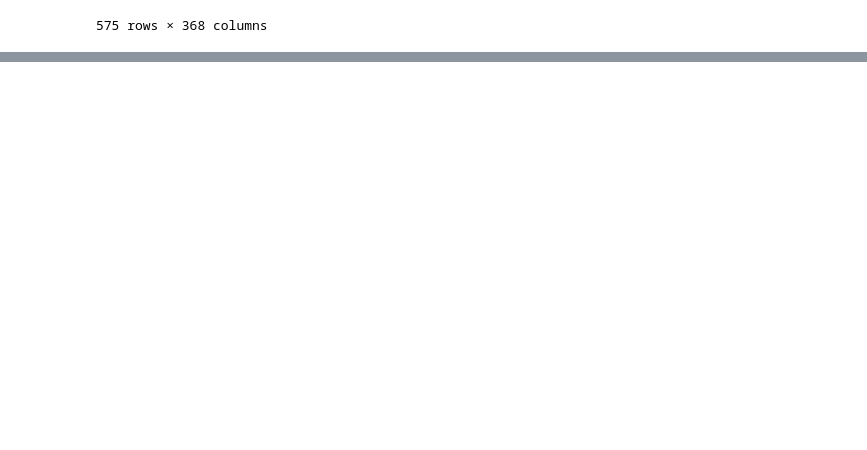
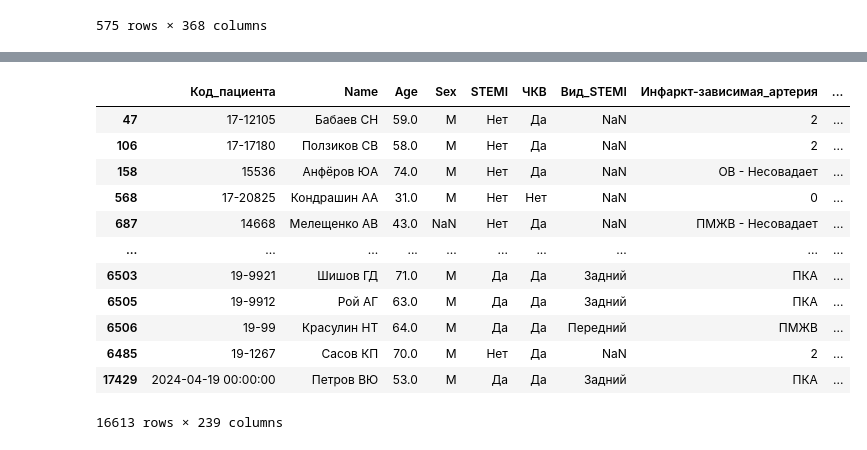
Before and after one commit to aaddssww156/phd, a Jupyter notebook: notebooks/table/data_cleaning.ipynb, the cells around one changed output, grey strips where cells are left out. Drawn from its saved outputs; the diff is of its cells as text; code cells hidden in the pictures; blank space fills up the shorter version.

```diff
--- a/notebooks/table/data_cleaning.ipynb
+++ b/notebooks/table/data_cleaning.ipynb
@@ -562,0 +791,3 @@ dead
+# %%
+test_table['Смерть'] = test_table['Смерть'].map({'Да': 1, 'Нет': 0})
+test_table.dropna(subset=['Смерть'], inplace=True)
@@ -562,0 +809,32 @@ dead
+# %%
+X = test_table.drop(['Смерть'], axis=1)
+y = test_table['Смерть']
+# %%
+def clean_column_names(df):
+    """
+    Очищает имена колонок от символов, которые не принимает XGBoost
+    """
+    new_columns = []
+    for col in df.columns:
+        # Удаляем запрещенные символы
+        clean_col = col.replace('[', '_').replace(']', '_').replace('<', '_lt_')
+        # Удаляем другие потенциально проблемные символы
+        clean_col = clean_col.replace('>', '_gt_').replace(' ', '_').replace(':', '_')
+        clean_col = clean_col.replace('(', '_').replace(')', '_').replace(',', '_')
+        clean_col = clean_col.replace('{', '_').replace('}', '_').replace('|', '_')
+        # Удаляем последовательные подчеркивания
+        clean_col = '_'.join(filter(None, clean_col.split('_')))
+        # Удаляем подчеркивания в начале и конце
+        clean_col = clean_col.strip('_')
+        # Если имя начинается с цифры, добавляем префикс
+        if clean_col and clean_col[0].isdigit():
+            clean_col = 'f_' + clean_col
+        new_columns.append(clean_col)
+
+    # Создаем копию DataFrame с новыми именами колонок
+    df_clean = df.copy()
+    df_clean.columns = new_columns
+    return df_clean
+
+# Применяем к вашим данным
+X_clean = clean_column_names(X)
@@ -562,0 +843,16 @@ dead
+# %%
+X_clean
+# %% [output]
+|  | Код_пациента | Name | Age | Sex | STEMI | ЧКВ | Вид_STEMI | Инфаркт-зависимая_артерия | ... |
+| 47 | 17-12105 | Бабаев СН | 59.0 | М | Нет | Да | NaN | 2 | ... |
+| 106 | 17-17180 | Ползиков СВ | 58.0 | М | Нет | Да | NaN | 2 | ... |
+| 158 | 15536 | Анфёров ЮА | 74.0 | М | Нет | Да | NaN | ОВ - Несовадает | ... |
+| 568 | 17-20825 | Кондрашин АА | 31.0 | М | Нет | Нет | NaN | 0 | ... |
+| 687 | 14668 | Мелещенко АВ | 43.0 | NaN | Нет | Да | NaN | ПМЖВ - Несовадает | ... |
+| ... | ... | ... | ... | ... | ... | ... | ... | ... | ... |
+| 6503 | 19-9921 | Шишов ГД | 71.0 | М | Да | Да | Задний | ПКА | ... |
+| 6505 | 19-9912 | Рой АГ | 63.0 | М | Да | Да | Задний | ПКА | ... |
+| 6506 | 19-99 | Красулин НТ | 64.0 | М | Да | Да | Передний | ПМЖВ | ... |
+| 6485 | 19-1267 | Сасов КП | 70.0 | М | Нет | Да | NaN | 2 | ... |
+| 17429 | 2024-04-19 00:00:00 | Петров ВЮ | 53.0 | М | Да | Да | Задний | ПКА | ... |
+16613 rows × 239 columns
```
Also changed, not shown: parts of 45 cells of this notebook.
